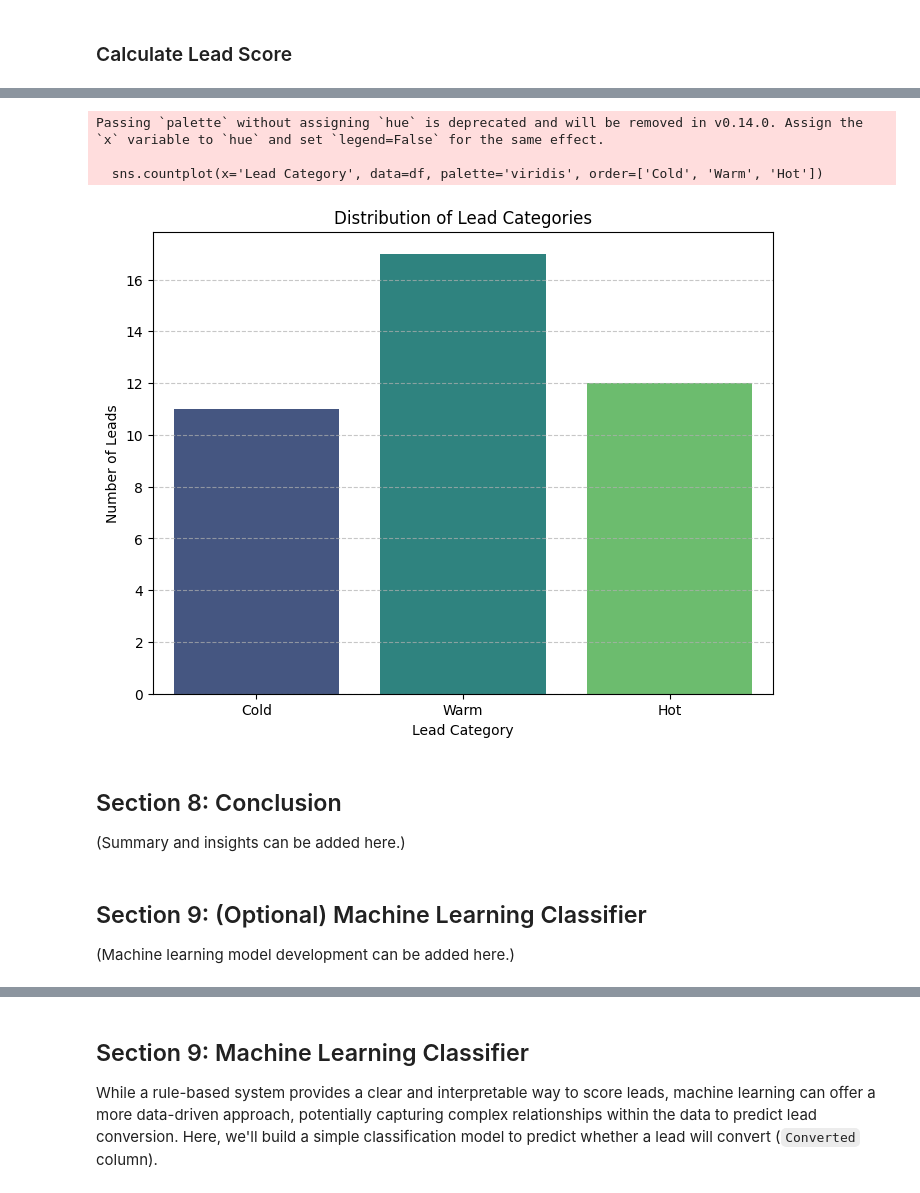
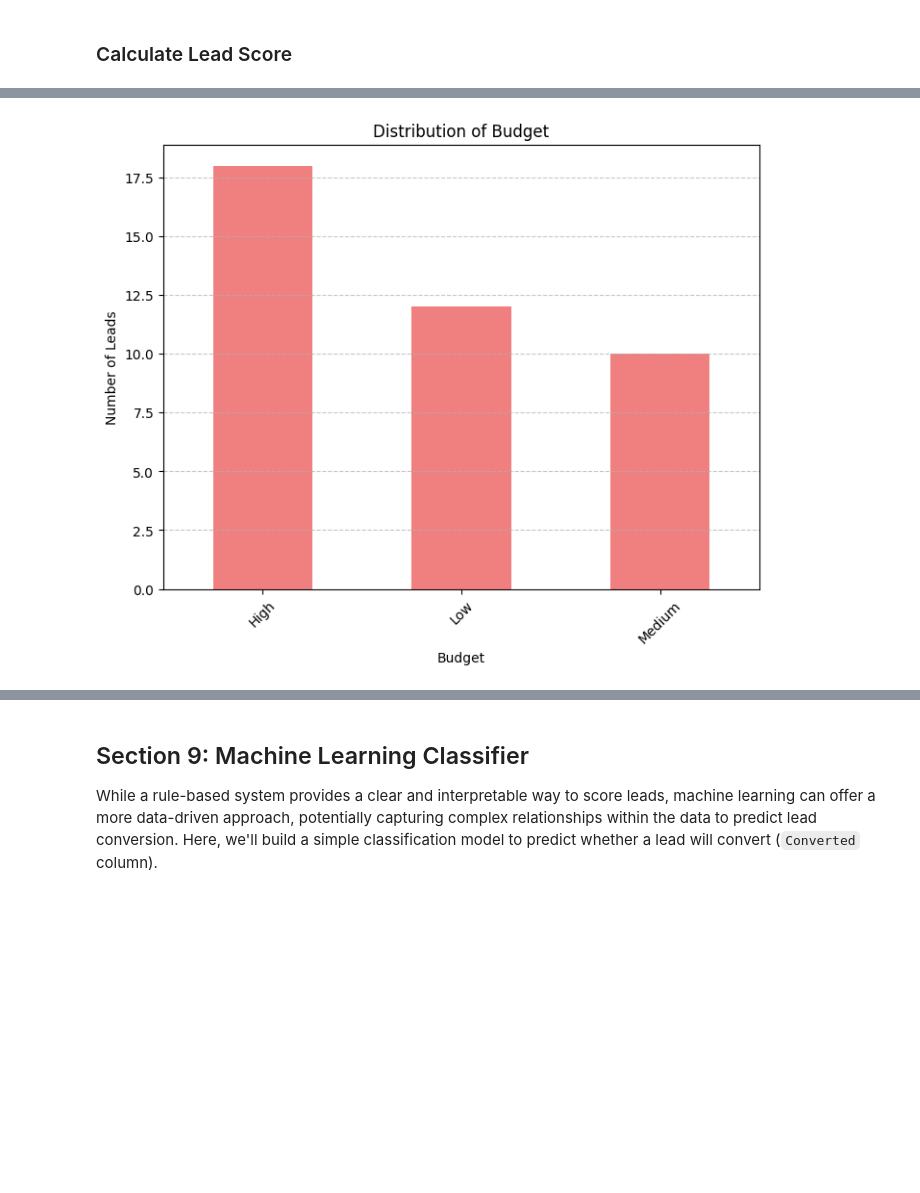
Before and after one commit to abeerahateeq/Lead-Scoring-Model, a Jupyter notebook: Lead_Scoring_Model.ipynb, the cells around one changed output, grey strips where cells are left out. Drawn from its saved outputs; the diff is of its cells as text; code cells hidden in the pictures; blank space fills up the shorter version.

```diff
--- a/Lead_Scoring_Model.ipynb
+++ b/Lead_Scoring_Model.ipynb
@@ -15,7 +14,5 @@ pd.set_option("display.max_columns", None)
 # %%
-import pandas as pd
-
-df = pd.read_csv("/content/synthetic_leads.csv") # Load the synthetic leads dataset
+df = pd.read_csv("synthetic_leads.csv") # Load the synthetic leads dataset
 
 # Display first five rows
 display(df.head())
@@ -203,24 +254,12 @@ display(df.head())
 # %%
-import seaborn as sns
-import matplotlib.pyplot as plt
-
+# Budget Distribution
 plt.figure(figsize=(8, 6))
-sns.countplot(x='Lead Category', data=df, palette='viridis', order=['Cold', 'Warm', 'Hot'])
-plt.title('Distribution of Lead Categories')
-plt.xlabel('Lead Category')
+df["Budget"].value_counts().plot(kind="bar", color='lightcoral')
+plt.title('Distribution of Budget')
+plt.xlabel('Budget')
 plt.ylabel('Number of Leads')
+plt.xticks(rotation=45)
 plt.grid(axis='y', linestyle='--', alpha=0.7)
 plt.show()
 # %% [output]
-Passing `palette` without assigning `hue` is deprecated and will be removed in v0.14.0. Assign the `x` variable to `hue` and set `legend=False` for the same effect.
-
-  sns.countplot(x='Lead Category', data=df, palette='viridis', order=['Cold', 'Warm', 'Hot'])
-[figure, old version]
+[figure, new version]
-# %% [markdown]
-## Section 8: Conclusion
-
-(Summary and insights can be added here.)
-# %% [markdown]
-## Section 9: (Optional) Machine Learning Classifier
-
-(Machine learning model development can be added here.)
```
Also changed, not shown: parts of 23 cells of this notebook.
